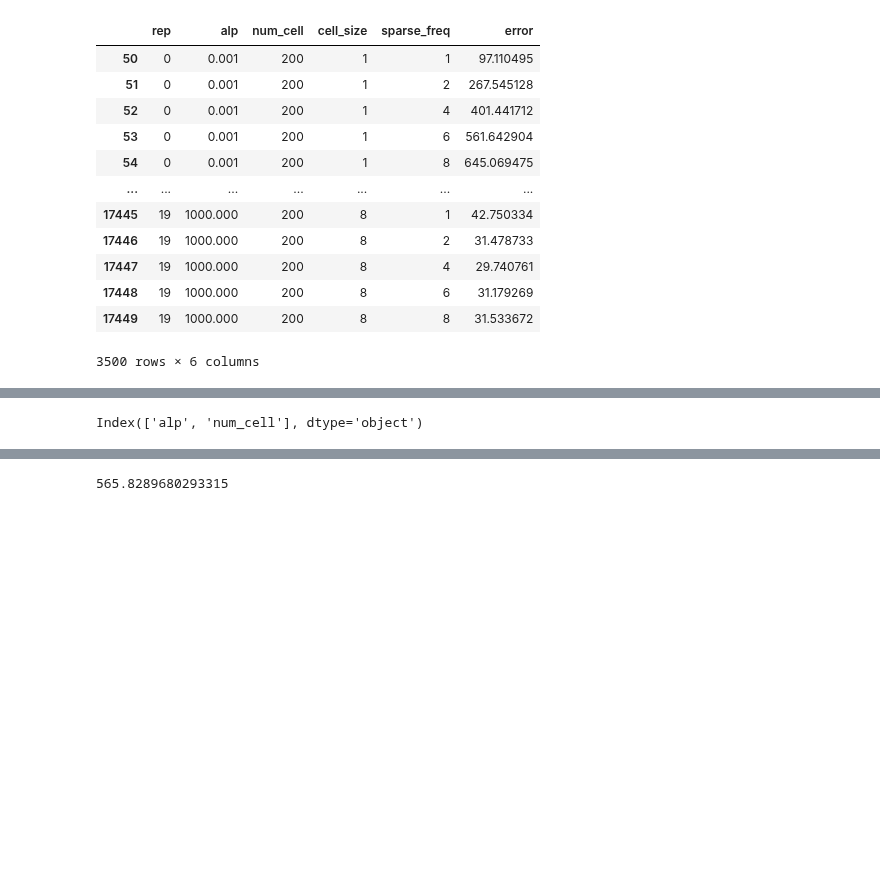
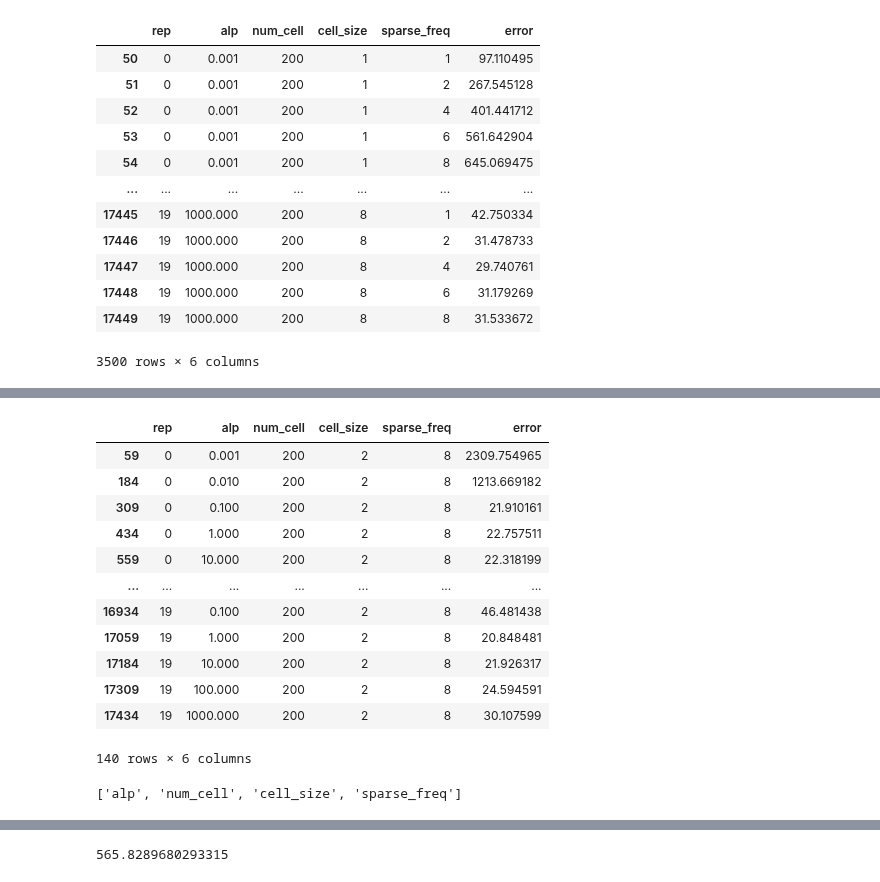
Before and after one commit to qkstngus000/Visual-Compressive-Sensing, a Jupyter notebook: experiment/method_figures/optimal_alpha_vs_error.ipynb, the cells around one changed output, grey strips where cells are left out. Cells and saved outputs as stored; diff of their text form; code cells hidden in the pictures; blank space fills up the shorter version.

```diff
--- a/experiment/method_figures/optimal_alpha_vs_error.ipynb
+++ b/experiment/method_figures/optimal_alpha_vs_error.ipynb
@@ -176,4 +240,20 @@ def alpha_error(img, pixel_data, gaussian_data, V1_data):
+# %%
+V1_df.loc[(V1_df['cell_size'] == cell_size) & (V1_df['sparse_freq'] == sparse_freq)]
+# %% [output]
+|  | rep | alp | num_cell | cell_size | sparse_freq | error |
+| 59 | 0 | 0.001 | 200 | 2 | 8 | 2309.754965 |
+| 184 | 0 | 0.010 | 200 | 2 | 8 | 1213.669182 |
+| 309 | 0 | 0.100 | 200 | 2 | 8 | 21.910161 |
+| 434 | 0 | 1.000 | 200 | 2 | 8 | 22.757511 |
+| 559 | 0 | 10.000 | 200 | 2 | 8 | 22.318199 |
+| ... | ... | ... | ... | ... | ... | ... |
+| 16934 | 19 | 0.100 | 200 | 2 | 8 | 46.481438 |
+| 17059 | 19 | 1.000 | 200 | 2 | 8 | 20.848481 |
+| 17184 | 19 | 10.000 | 200 | 2 | 8 | 21.926317 |
+| 17309 | 19 | 100.000 | 200 | 2 | 8 | 24.594591 |
+| 17434 | 19 | 1000.000 | 200 | 2 | 8 | 30.107599 |
+140 rows × 6 columns
 # %%
-pixel_param_df.columns[1:-1]
+list(V1_param_df.columns[1:-1])
 # %% [output]
-Index(['alp', 'num_cell'], dtype='object')
+['alp', 'num_cell', 'cell_size', 'sparse_freq']
```
Also changed, not shown: parts of 17 cells of this notebook, 1 other file.
